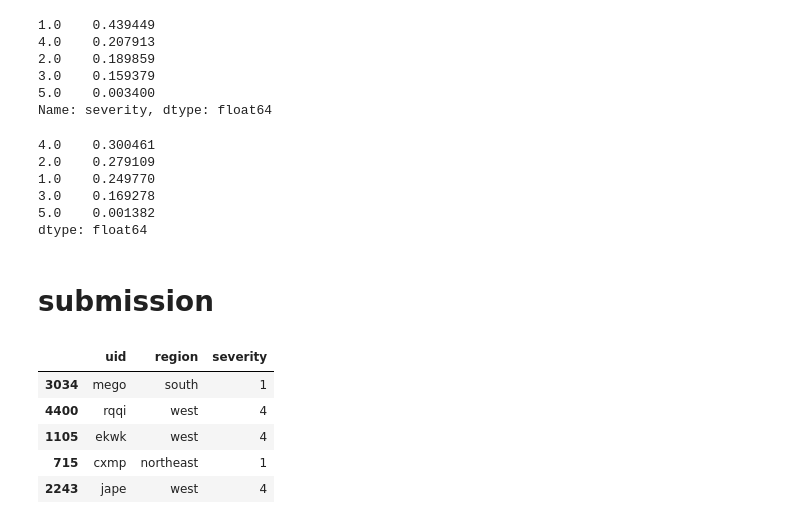
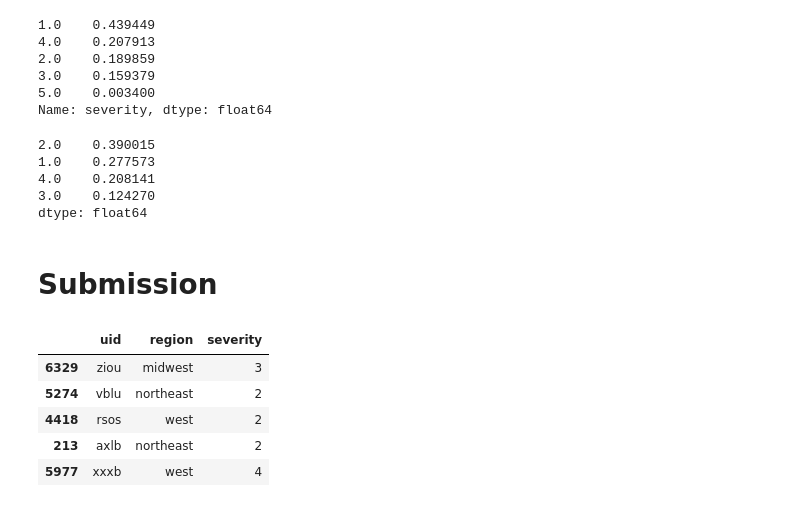
Before and after one commit to k-loki/Algal-bloom-Identification, a Jupyter notebook: notebooks/forgetall_restartagain.ipynb, the cells around one changed output. Saved outputs shown, nothing was run; the diff lists cells and outputs as text; code cells hidden in the pictures.

Commit message:
histgrad @ 0.69/0.970

```diff
--- a/notebooks/forgetall_restartagain.ipynb
+++ b/notebooks/forgetall_restartagain.ipynb
@@ -300,9 +413,9 @@ X.shape, y.shape, X_test.shape
 # %% [output]
 ((17060, 7), (17060,), (6510, 7))
 # %%
-xgb_reg = XGBRegressor(n_estimators=2000, max_depth=5, learning_rate=0.02, objective='reg:squarederror', tree_method='gpu_hist', gpu_id=0, n_jobs=-1, verbose=1)
-xgb_reg.fit(X, y)
-test_preds = xgb_reg.predict(X_test)
+hgb_reg = HistGradientBoostingRegressor(random_state=42, learning_rate=0.05, max_iter=300, early_stopping=True, scoring='loss')
+hgb_reg.fit(X, y)
+test_preds = hgb_reg.predict(X_test)
 test_preds = pd.Series(np.round(test_preds)).clip(1, 5).values
-print("train rmse", rmse(y, xgb_reg.predict(X)))
+print("train rmse", rmse(y, hgb_reg.predict(X)))
 # %% [output]
@@ -327,22 +432,21 @@ Name: severity, dtype: float64
 # %%
 pd.Series(test_preds).value_counts(normalize=True)
 # %% [output]
-4.0    0.300461
-2.0    0.279109
-1.0    0.249770
-3.0    0.169278
-5.0    0.001382
+2.0    0.390015
+1.0    0.277573
+4.0    0.208141
+3.0    0.124270
 dtype: float64
 # %% [markdown]
-# submission
+# Submission
 # %%
 sub_format.severity = test_preds.astype(int)
 display(sub_format.sample(5))
-sub_format.to_csv('../submissions/to submit/idkanything_submission.csv', index=False)
+sub_format.to_csv('../submissions/to submit/idkanything_histgrad.csv', index=False)
 # %% [output]
 |  | uid | region | severity |
-| 3034 | mego | south | 1 |
-| 4400 | rqqi | west | 4 |
-| 1105 | ekwk | west | 4 |
-| 715 | cxmp | northeast | 1 |
-| 2243 | jape | west | 4 |
+| 6329 | ziou | midwest | 3 |
+| 5274 | vblu | northeast | 2 |
+| 4418 | rsos | west | 2 |
+| 213 | axlb | northeast | 2 |
+| 5977 | xxxb | west | 4 |
```
Also changed, not shown: parts of 22 cells of this notebook.
